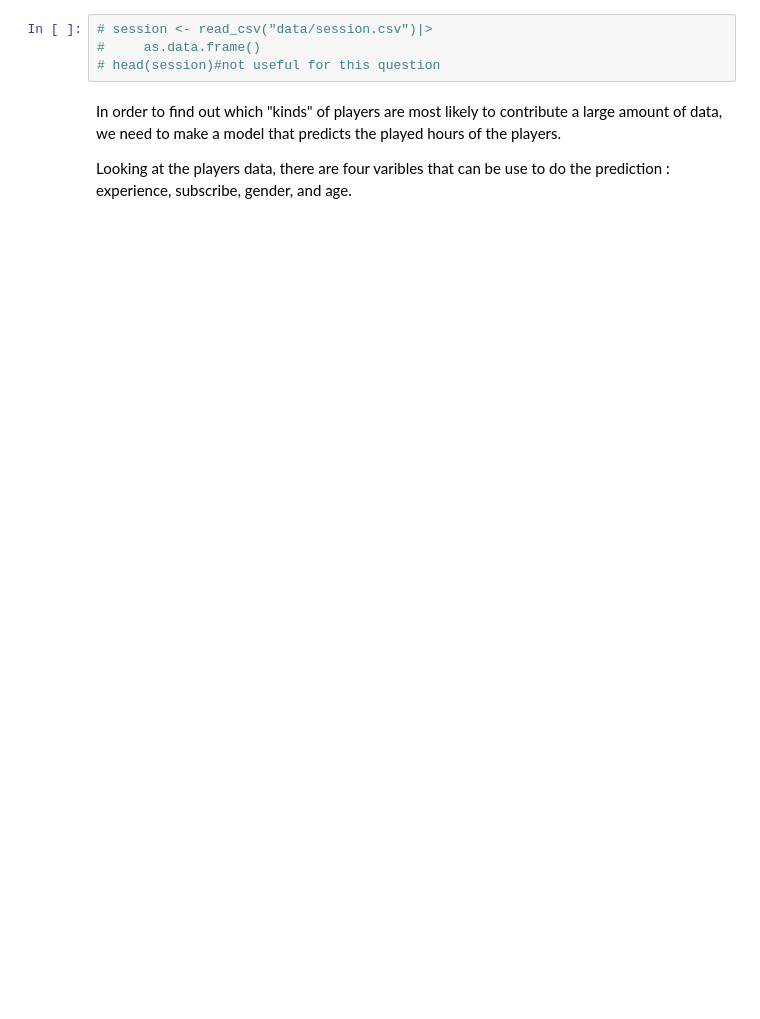
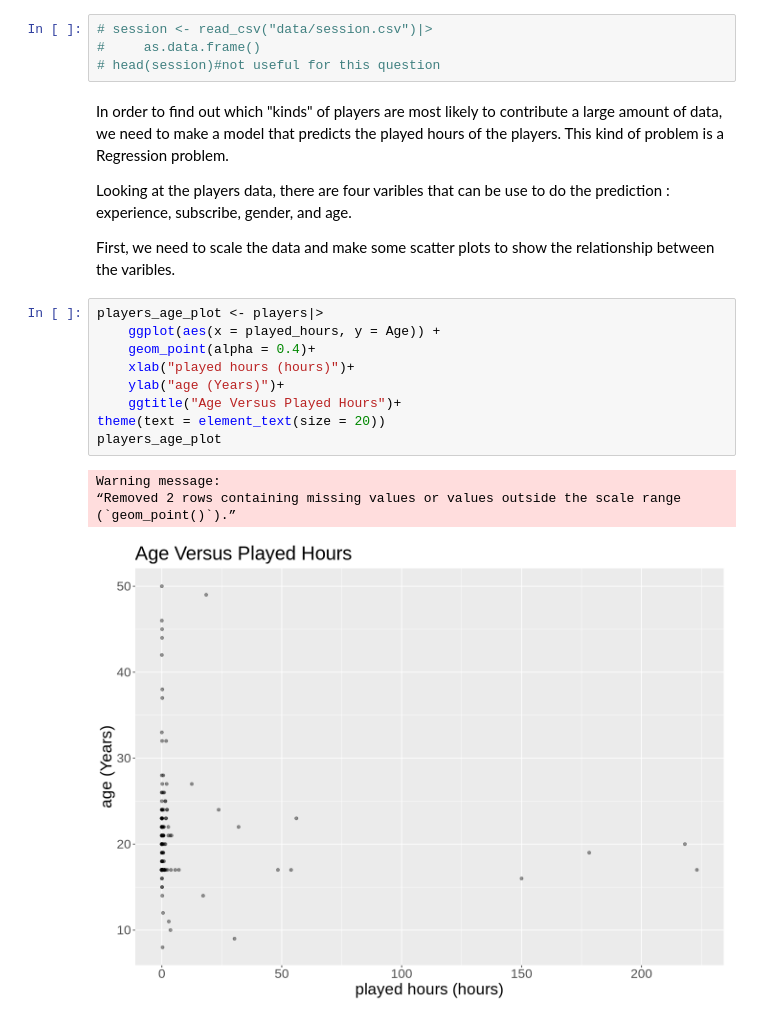
Before and after one commit to ryan-chess/dsci-100-individual-project-template, a Jupyter notebook: Project-Report.ipynb, the cells around one changed output. Saved outputs shown, nothing was run; the diff lists cells and outputs as text; blank space fills up the shorter version.

Commit message:
created the model

```diff
--- a/Project-Report.ipynb
+++ b/Project-Report.ipynb
@@ -51,6 +59,22 @@ A data.frame: 6 × 7
 #     as.data.frame()
 # head(session)#not useful for this question
 # %% [markdown]
-In order to find out which "kinds" of players are most likely to contribute a large amount of data, we need to make a model that predicts the played hours of the players.
+In order to find out which "kinds" of players are most likely to contribute a large amount of data, we need to make a model that predicts the played hours of the players. This kind of problem is a Regression problem.
 
 Looking at the players data, there are four varibles that can be use to do the prediction : experience, subscribe, gender, and age.
+
+First, we need to scale the data and make some scatter plots to show the relationship between the varibles.
+# %%
+players_age_plot <- players|>
+    ggplot(aes(x = played_hours, y = Age)) +
+    geom_point(alpha = 0.4)+
+    xlab("played hours (hours)")+
+    ylab("age (Years)")+
+    ggtitle("Age Versus Played Hours")+
+theme(text = element_text(size = 20))
+players_age_plot
+# %% [output]
+Warning message:
+“Removed 2 rows containing missing values or values outside the scale range
+(`geom_point()`).”
+[figure, added]
```
Also changed, not shown: parts of 15 cells of this notebook.
